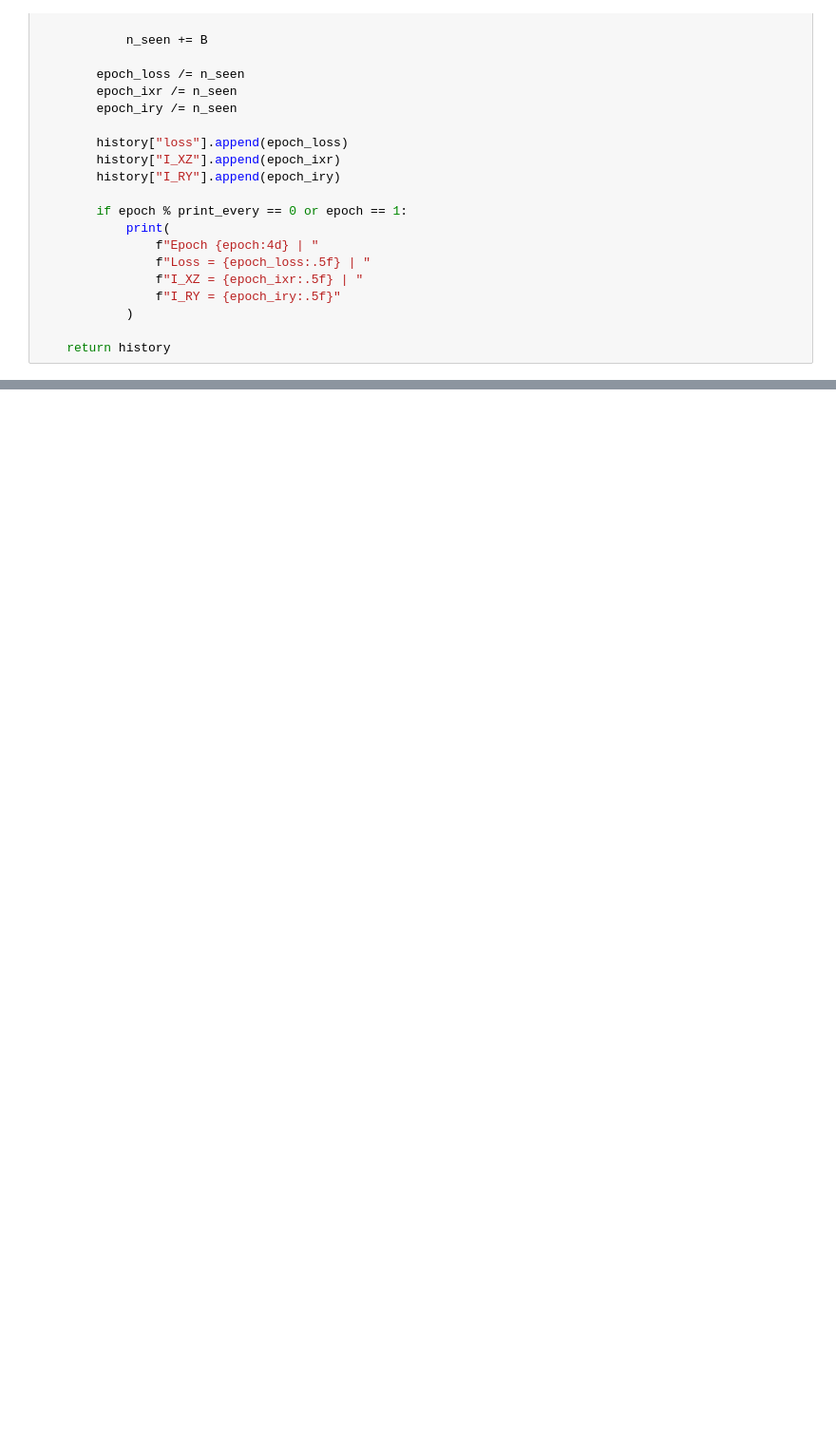
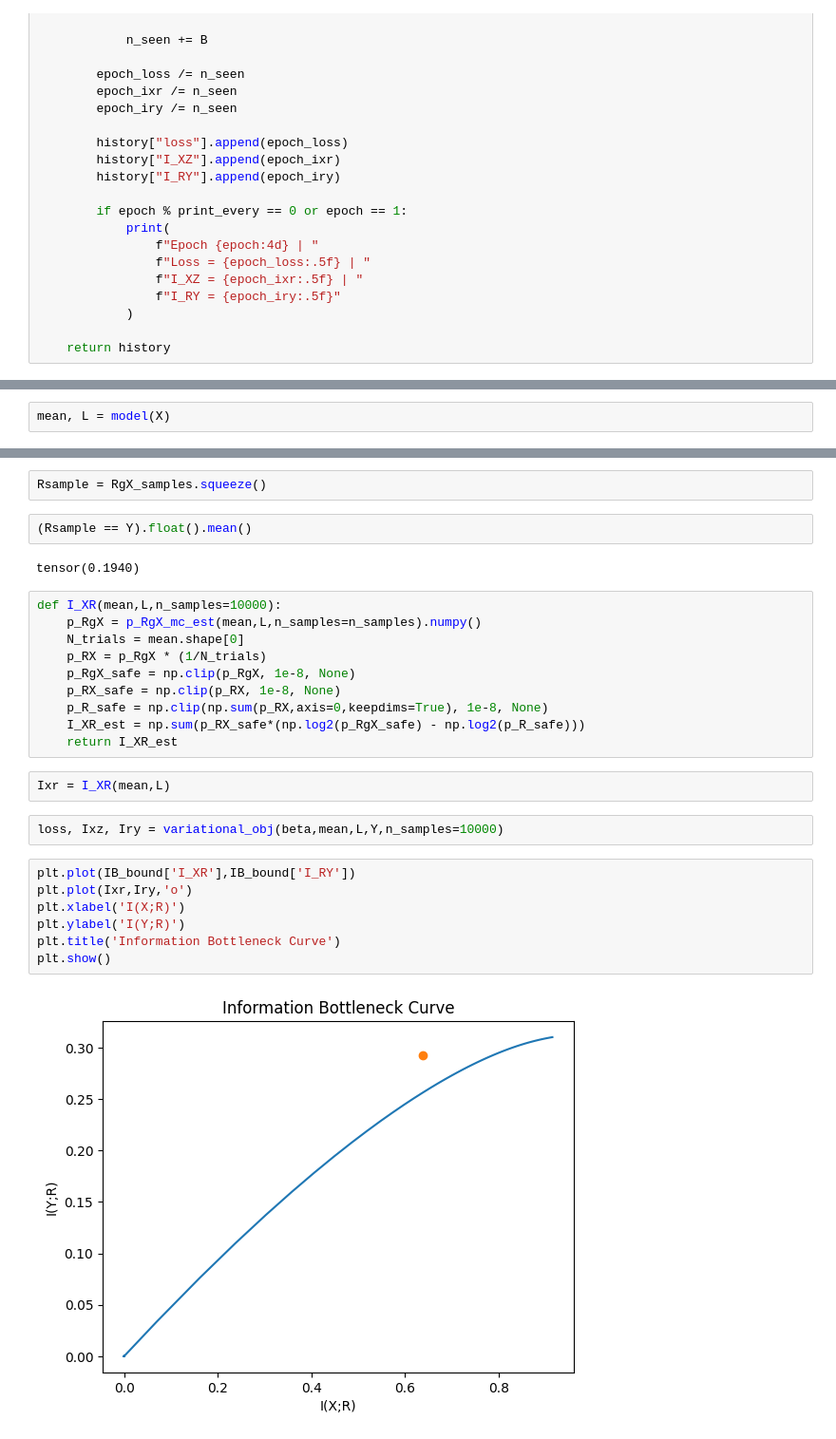
Before and after one commit to jacobaparker/Copy_Murphy2021, a Jupyter notebook: variational-IB_encoding-model.ipynb, the cells around one changed output, grey strips where cells are left out. Shown at 95% size. Saved outputs shown, nothing was run; the diff lists cells and outputs as text; blank space fills up the shorter version.

```diff
--- a/variational-IB_encoding-model.ipynb
+++ b/variational-IB_encoding-model.ipynb
@@ -1019,0 +1029,2 @@ def p_RgX_mc_est(mean,L,n_samples=1000):
+# %%
+mean, L = model(X)
@@ -1019,0 +1049,29 @@ def p_RgX_mc_est(mean,L,n_samples=1000):
+# %%
+Rsample = RgX_samples.squeeze()
+# %%
+(Rsample == Y).float().mean()
+# %% [output]
+tensor(0.1940)
+# %%
+def I_XR(mean,L,n_samples=10000):
+    p_RgX = p_RgX_mc_est(mean,L,n_samples=n_samples).numpy()
+    N_trials = mean.shape[0]
+    p_RX = p_RgX * (1/N_trials)
+    p_RgX_safe = np.clip(p_RgX, 1e-8, None)
+    p_RX_safe = np.clip(p_RX, 1e-8, None)
+    p_R_safe = np.clip(np.sum(p_RX,axis=0,keepdims=True), 1e-8, None)
+    I_XR_est = np.sum(p_RX_safe*(np.log2(p_RgX_safe) - np.log2(p_R_safe)))
+    return I_XR_est
+# %%
+Ixr = I_XR(mean,L)
+# %%
+loss, Ixz, Iry = variational_obj(beta,mean,L,Y,n_samples=10000)
+# %%
+plt.plot(IB_bound['I_XR'],IB_bound['I_RY'])
+plt.plot(Ixr,Iry,'o')
+plt.xlabel('I(X;R)')
+plt.ylabel('I(Y;R)')
+plt.title('Information Bottleneck Curve')
+plt.show()
+# %% [output]
+[figure, added]
```
Also changed, not shown: parts of 63 cells of this notebook.
